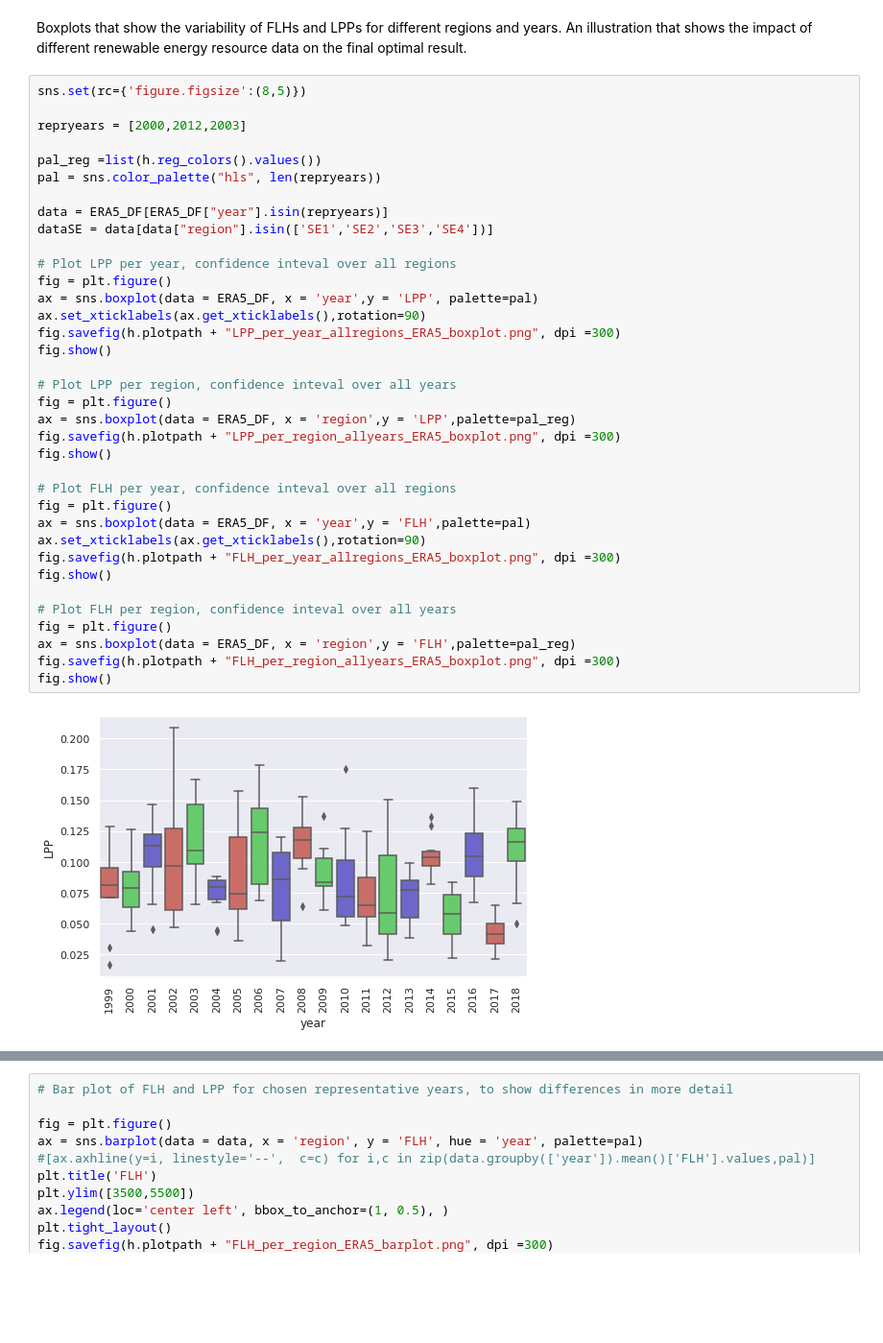
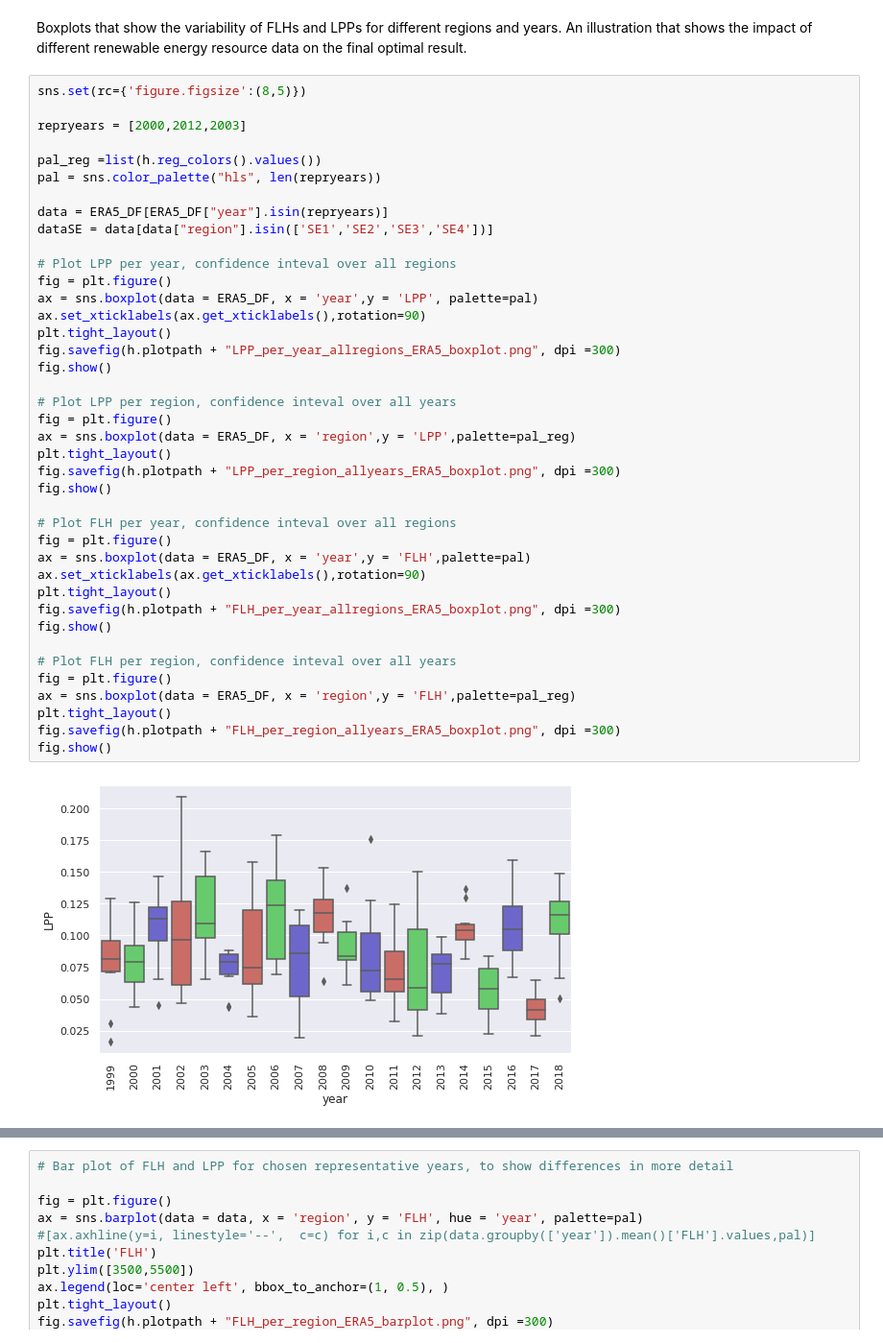
Before and after one commit to ecmalz/SMHIsharedwork, a Jupyter notebook: KLIV.ipynb, the cells around one changed output, grey strips where cells are left out. Shown at 96% size. Saved outputs shown, nothing was run; the diff lists cells and outputs as text; blank space fills up the shorter version.

```diff
--- a/KLIV.ipynb
+++ b/KLIV.ipynb
@@ -257,31 +257,35 @@ pal = sns.color_palette("hls", len(repryears))
 
 data = ERA5_DF[ERA5_DF["year"].isin(repryears)]
 dataSE = data[data["region"].isin(['SE1','SE2','SE3','SE4'])]
 
 # Plot LPP per year, confidence inteval over all regions
 fig = plt.figure()
 ax = sns.boxplot(data = ERA5_DF, x = 'year',y = 'LPP', palette=pal)
 ax.set_xticklabels(ax.get_xticklabels(),rotation=90)
+plt.tight_layout()
 fig.savefig(h.plotpath + "LPP_per_year_allregions_ERA5_boxplot.png", dpi =300)
 fig.show()
 
 # Plot LPP per region, confidence inteval over all years
 fig = plt.figure()
 ax = sns.boxplot(data = ERA5_DF, x = 'region',y = 'LPP',palette=pal_reg)
+plt.tight_layout()
 fig.savefig(h.plotpath + "LPP_per_region_allyears_ERA5_boxplot.png", dpi =300)
 fig.show()
 
 # Plot FLH per year, confidence inteval over all regions
 fig = plt.figure()
 ax = sns.boxplot(data = ERA5_DF, x = 'year',y = 'FLH',palette=pal)
 ax.set_xticklabels(ax.get_xticklabels(),rotation=90)
+plt.tight_layout()
 fig.savefig(h.plotpath + "FLH_per_year_allregions_ERA5_boxplot.png", dpi =300)
 fig.show()
 
 # Plot FLH per region, confidence inteval over all years
 fig = plt.figure()
 ax = sns.boxplot(data = ERA5_DF, x = 'region',y = 'FLH',palette=pal_reg)
+plt.tight_layout()
 fig.savefig(h.plotpath + "FLH_per_region_allyears_ERA5_boxplot.png", dpi =300)
 fig.show()
 # %% [output]
-[figure, old version]
+[figure, new version]
```
Also changed, not shown: parts of 9 cells of this notebook.
